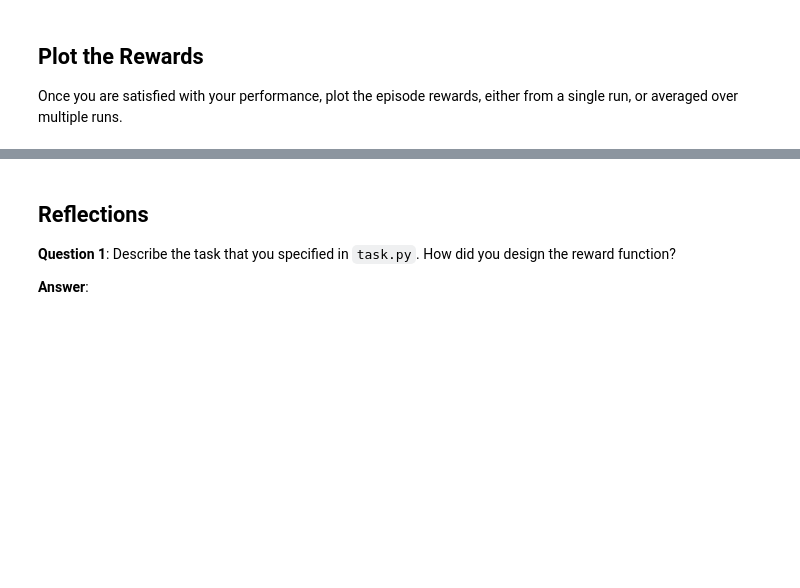
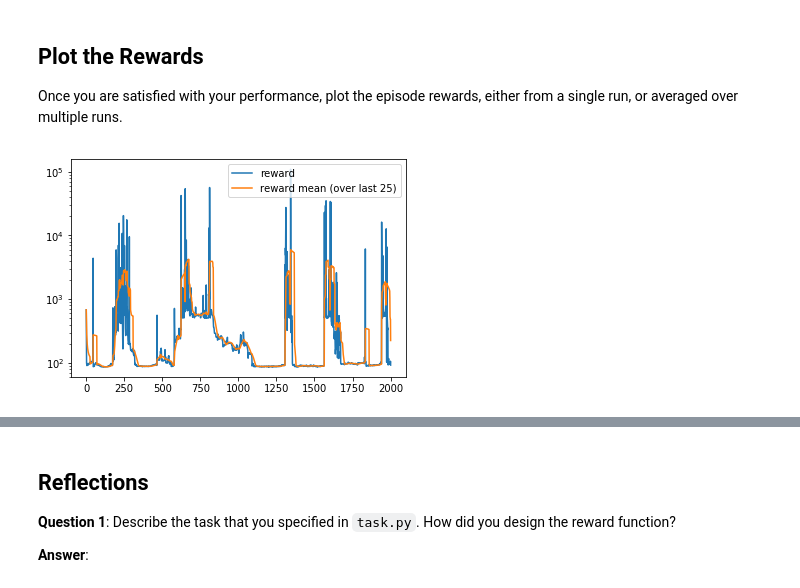
Before and after one commit to kurazu/RL-Quadcopter-2, a Jupyter notebook: Quadcopter_Project.ipynb, the cells around one changed output, grey strips where cells are left out. Drawn from its saved outputs; the diff is of its cells as text; code cells hidden in the pictures; blank space fills up the shorter version.

Commit message:
questions and plots

```diff
--- a/Quadcopter_Project.ipynb
+++ b/Quadcopter_Project.ipynb
@@ -283,0 +282,6 @@ Once you are satisfied with your performance, plot the episode rewards, either f
+# %%
+from analyze import plot_all
+
+plot_all()
+# %% [output]
+[figure, added]
```
Also changed, not shown: parts of 8 cells of this notebook, 1 other file.
